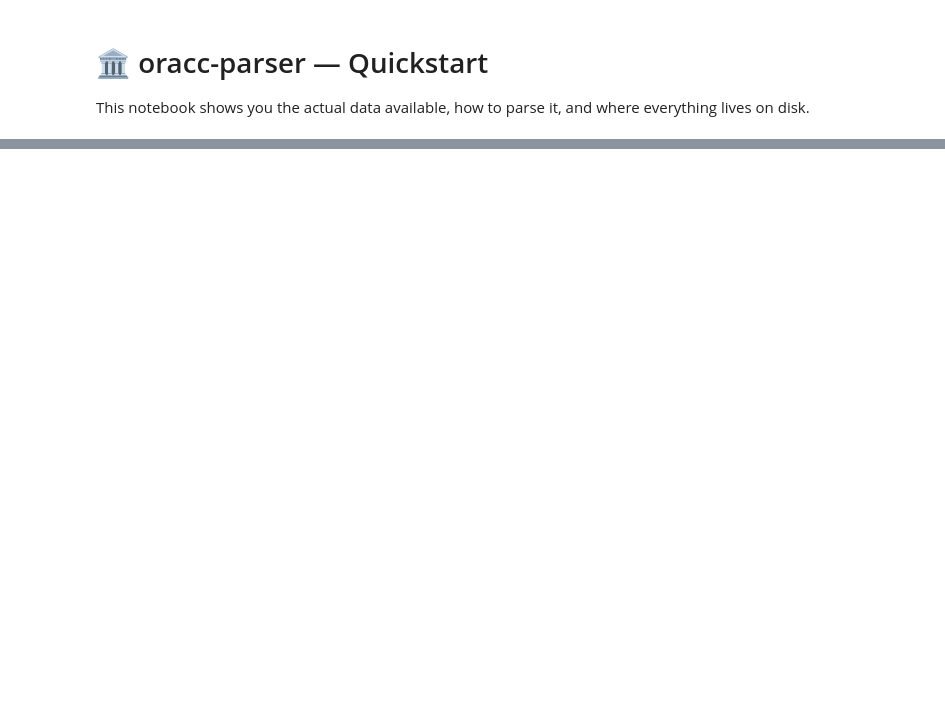
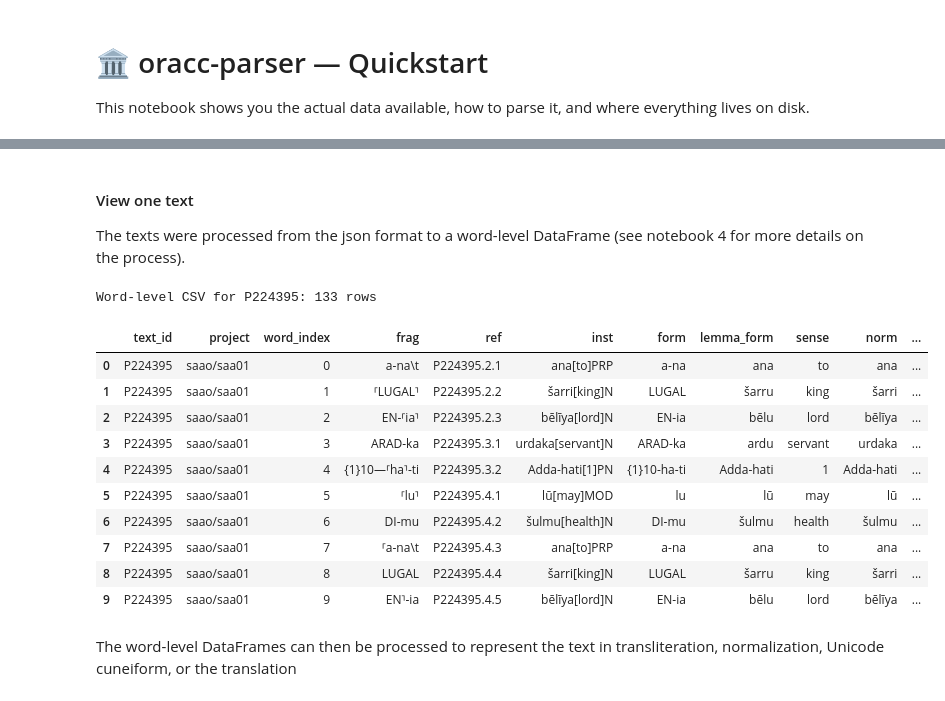
Before and after one commit to shaharspencer/oracc-parser, a Jupyter notebook: notebooks/01_quickstart.ipynb, the cells around one changed output, grey strips where cells are left out. Saved outputs shown, nothing was run; the diff lists cells and outputs as text; code cells hidden in the pictures; blank space fills up the shorter version.

```diff
--- a/notebooks/01_quickstart.ipynb
+++ b/notebooks/01_quickstart.ipynb
@@ -337,3 +108,28 @@ print(f"   Words:       {len(tablet.content.words)}")
+# %% [markdown]
+#### View one text
+
+The texts were processed from the json format to a word-level DataFrame (see notebook 4 for more details on the process).
+# %%
+from oracc_parser.io.word_csv import record_to_word_dataframe
+
+word_df = record_to_word_dataframe(records[0])
+print(f"Word-level CSV for {records[0].metadata.id_text}: {len(word_df)} rows")
+display(word_df.head(10))
+# %% [output]
+Word-level CSV for P224395: 133 rows
+|  | text_id | project | word_index | frag | ref | inst | form | lemma_form | sense | norm | ... |
+| 0 | P224395 | saao/saa01 | 0 | a-na\t | P224395.2.1 | ana[to]PRP | a-na | ana | to | ana | ... |
+| 1 | P224395 | saao/saa01 | 1 | ⸢LUGAL⸣ | P224395.2.2 | šarri[king]N | LUGAL | šarru | king | šarri | ... |
+| 2 | P224395 | saao/saa01 | 2 | EN-⸢ia⸣ | P224395.2.3 | bēlīya[lord]N | EN-ia | bēlu | lord | bēlīya | ... |
+| 3 | P224395 | saao/saa01 | 3 | ARAD-ka | P224395.3.1 | urdaka[servant]N | ARAD-ka | ardu | servant | urdaka | ... |
+| 4 | P224395 | saao/saa01 | 4 | {1}10—⸢ha⸣-ti | P224395.3.2 | Adda-hati[1]PN | {1}10-ha-ti | Adda-hati | 1 | Adda-hati | ... |
+| 5 | P224395 | saao/saa01 | 5 | ⸢lu⸣ | P224395.4.1 | lū[may]MOD | lu | lū | may | lū | ... |
+| 6 | P224395 | saao/saa01 | 6 | DI-mu | P224395.4.2 | šulmu[health]N | DI-mu | šulmu | health | šulmu | ... |
+| 7 | P224395 | saao/saa01 | 7 | ⸢a-na\t | P224395.4.3 | ana[to]PRP | a-na | ana | to | ana | ... |
+| 8 | P224395 | saao/saa01 | 8 | LUGAL | P224395.4.4 | šarri[king]N | LUGAL | šarru | king | šarri | ... |
+| 9 | P224395 | saao/saa01 | 9 | EN⸣-ia | P224395.4.5 | bēlīya[lord]N | EN-ia | bēlu | lord | bēlīya | ... |
+# %% [markdown]
+The word-level DataFrames can then be processed to represent the text in transliteration, normalization, Unicode cuneiform, or the translation
 # %%
 # The text in different representations
 c = tablet.content
```
Also changed, not shown: parts of 30 cells of this notebook, 14 other files.
